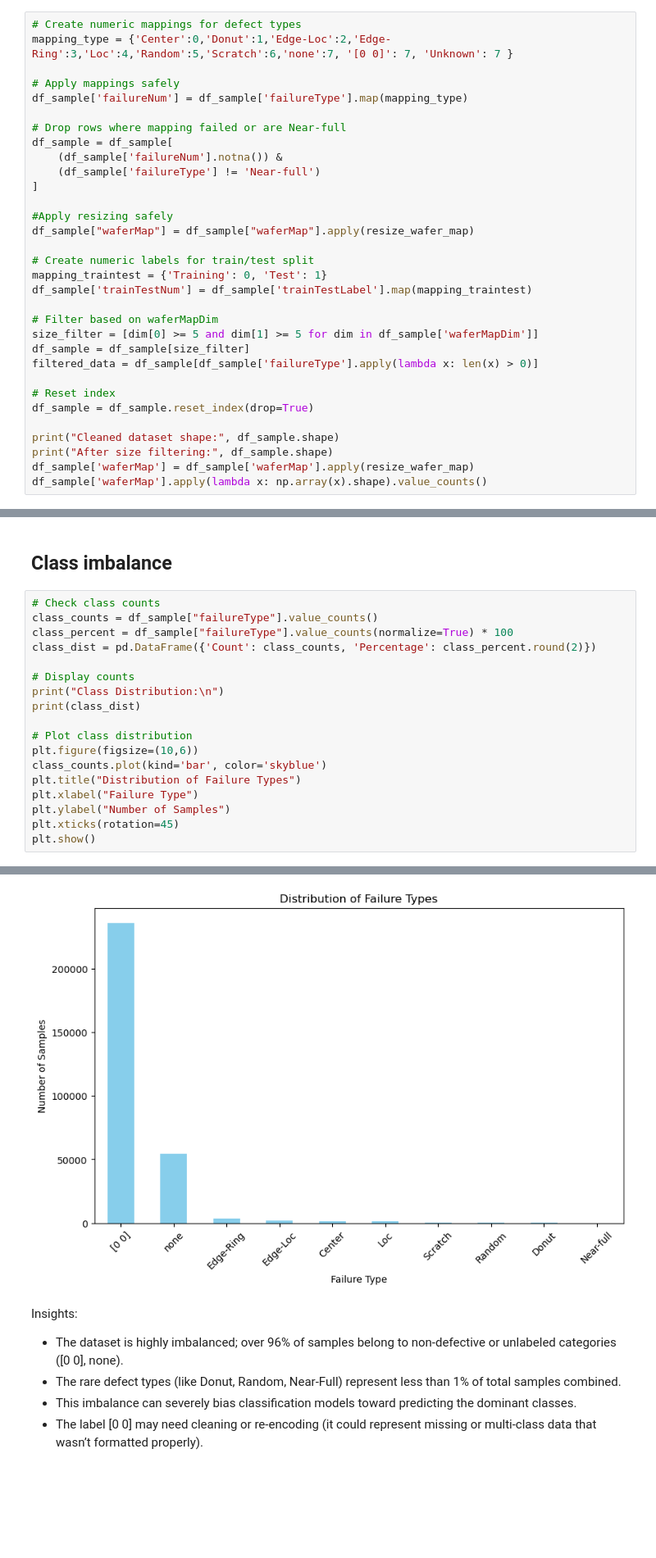
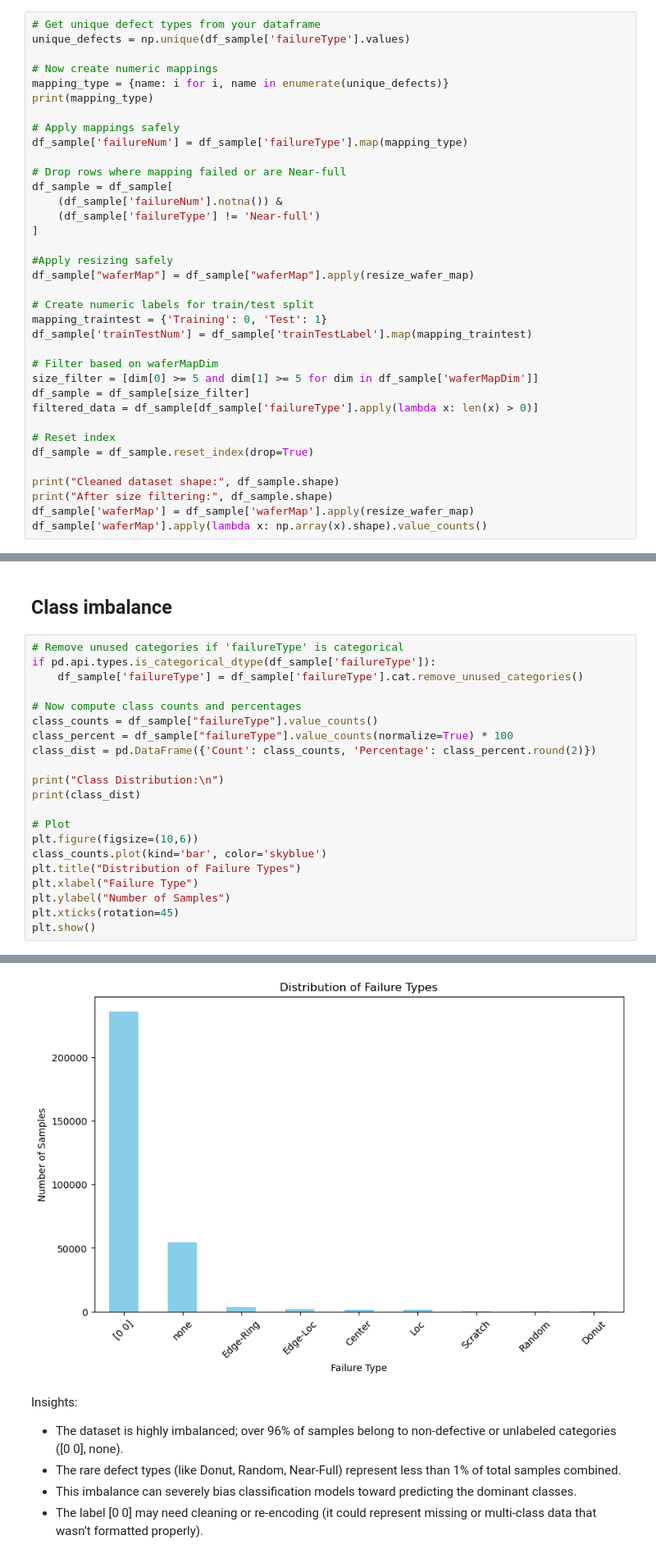
Before and after one commit to Luccy-svg/CAPSTONE-PROJECT, a Jupyter notebook: student.ipynb, the cells around one changed output, grey strips where cells are left out. Shown at 82% size. Saved outputs shown, nothing was run; the diff lists cells and outputs as text; blank space fills up the shorter version.

```diff
--- a/student.ipynb
+++ b/student.ipynb
@@ -422,8 +422,12 @@ def resize_wafer_map(wmap, shape=(32, 32)):
     return padded
 df_sample['waferMap'] = df_sample['waferMap'].apply(resize_wafer_map)
 # %%
-# Create numeric mappings for defect types
-mapping_type = {'Center':0,'Donut':1,'Edge-Loc':2,'Edge-Ring':3,'Loc':4,'Random':5,'Scratch':6,'none':7, '[0 0]': 7, 'Unknown': 7 }
+# Get unique defect types from your dataframe
+unique_defects = np.unique(df_sample['failureType'].values)
+
+# Now create numeric mappings
+mapping_type = {name: i for i, name in enumerate(unique_defects)}
+print(mapping_type)
 
 # Apply mappings safely
 df_sample['failureNum'] = df_sample['failureType'].map(mapping_type)
@@ -758,16 +778,19 @@ Normalized and reshaped X_test: (43803, 32, 32, 1, 1)
 # %% [markdown]
 ## Class imbalance
 # %%
-# Check class counts
+# Remove unused categories if 'failureType' is categorical
+if pd.api.types.is_categorical_dtype(df_sample['failureType']):
+    df_sample['failureType'] = df_sample['failureType'].cat.remove_unused_categories()
+
+# Now compute class counts and percentages
 class_counts = df_sample["failureType"].value_counts()
 class_percent = df_sample["failureType"].value_counts(normalize=True) * 100
 class_dist = pd.DataFrame({'Count': class_counts, 'Percentage': class_percent.round(2)})
 
-# Display counts
 print("Class Distribution:\n")
 print(class_dist)
 
-# Plot class distribution
+# Plot
 plt.figure(figsize=(10,6))
 class_counts.plot(kind='bar', color='skyblue')
 plt.title("Distribution of Failure Types")
@@ -793,4 +815,4 @@ Near-full         0        0.00
-[figure, old version]
+[figure, new version]
 # %% [markdown]
 Insights:
 - The dataset is highly imbalanced; over 96% of samples belong to non-defective or unlabeled categories ([0 0], none).
```
Also changed, not shown: parts of 25 cells of this notebook.
